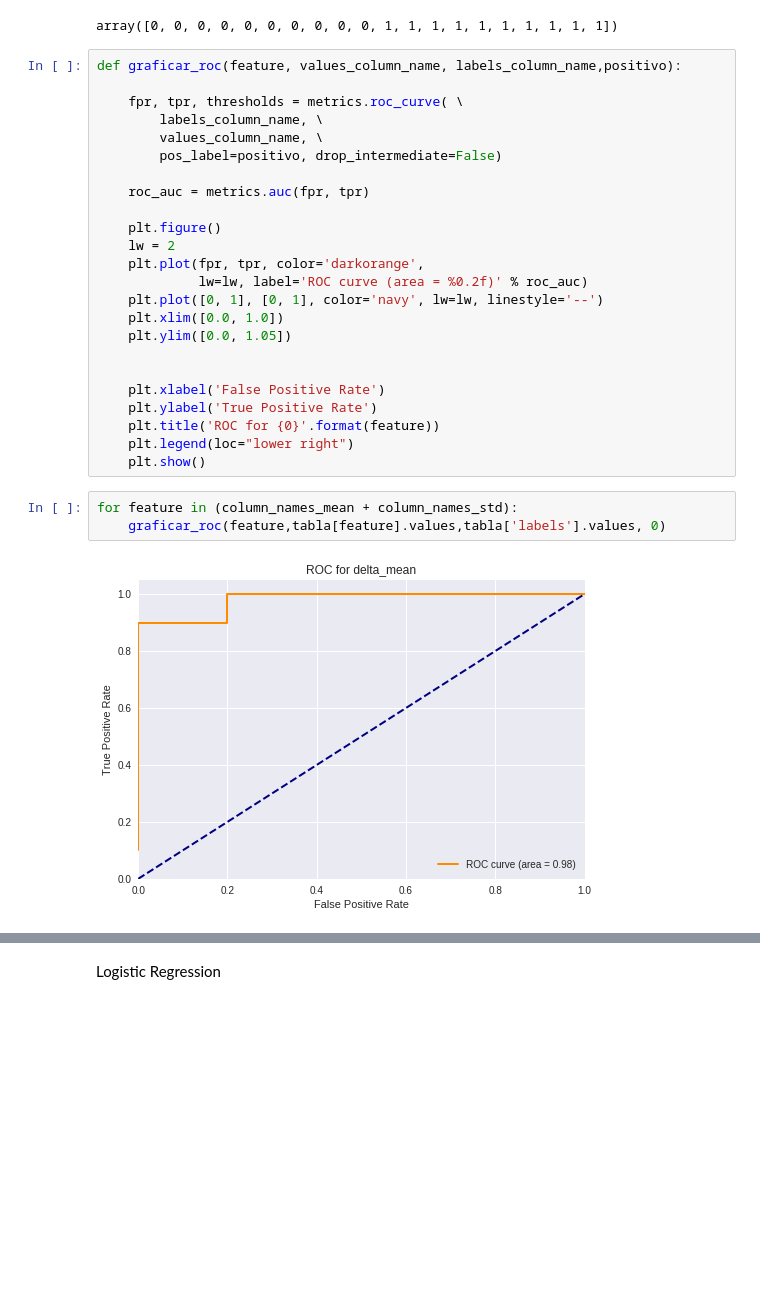
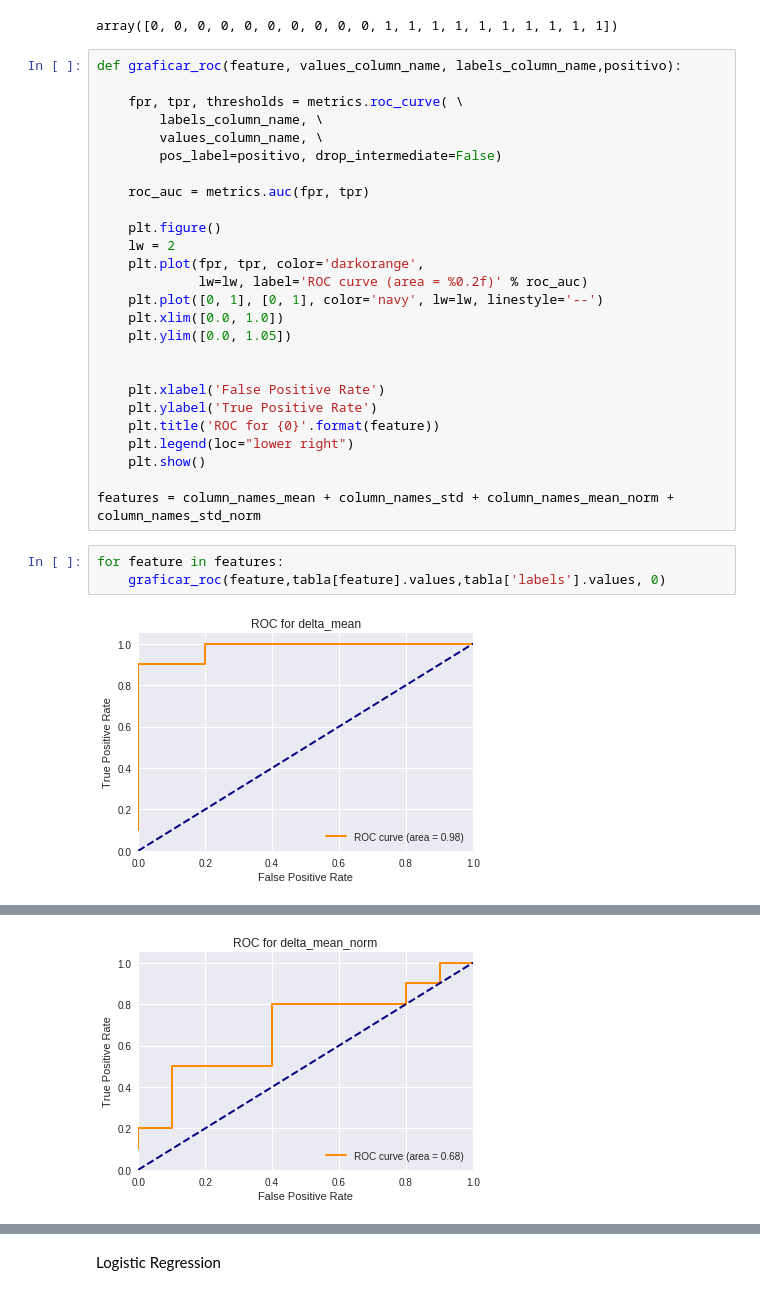
Before and after one commit to MascittiJA/CienciaDatos, a Jupyter notebook: TP3/tp3.ipynb, the cells around one changed output, grey strips where cells are left out. Cells and saved outputs as stored; diff of their text form; blank space fills up the shorter version.

```diff
--- a/TP3/tp3.ipynb
+++ b/TP3/tp3.ipynb
@@ -196,8 +177,10 @@ def graficar_roc(feature, values_column_name, labels_column_name,positivo):
     plt.title('ROC for {0}'.format(feature))
     plt.legend(loc="lower right")
     plt.show()
+
+features = column_names_mean + column_names_std + column_names_mean_norm + column_names_std_norm
 # %%
-for feature in (column_names_mean + column_names_std):
+for feature in features:
     graficar_roc(feature,tabla[feature].values,tabla['labels'].values, 0)
 # %% [output]
-[figure, old version]
+[figure, new version]
@@ -212,0 +196 @@ for feature in (column_names_mean + column_names_std):
+[figure, added]
```
Also changed, not shown: parts of 11 cells of this notebook.
